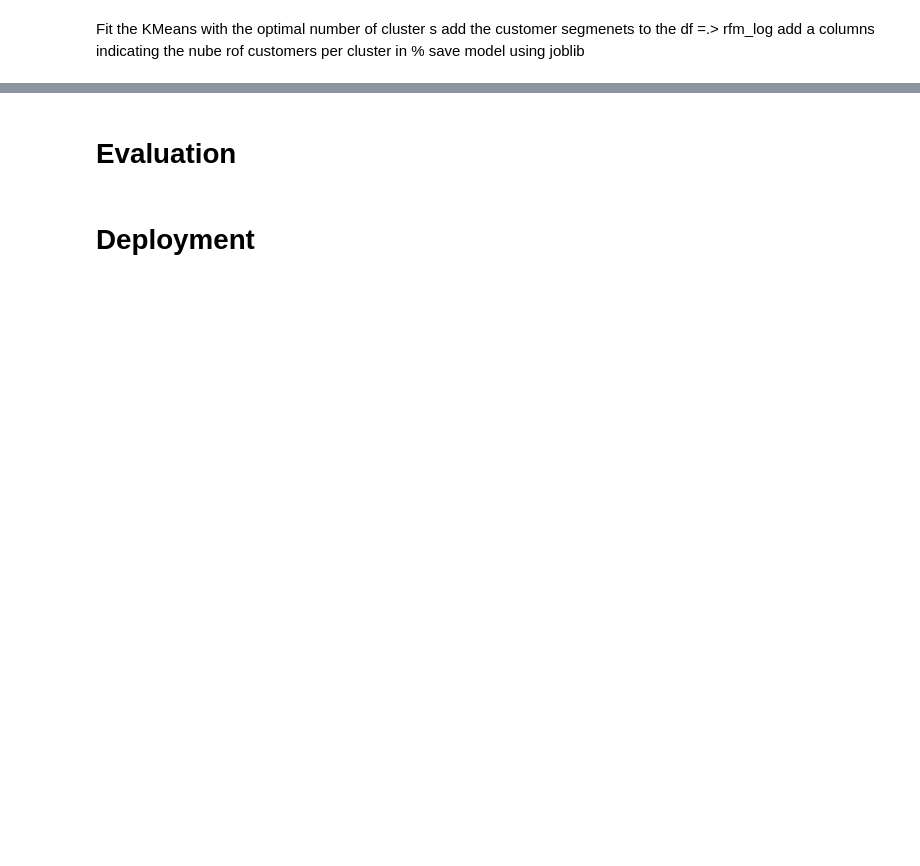
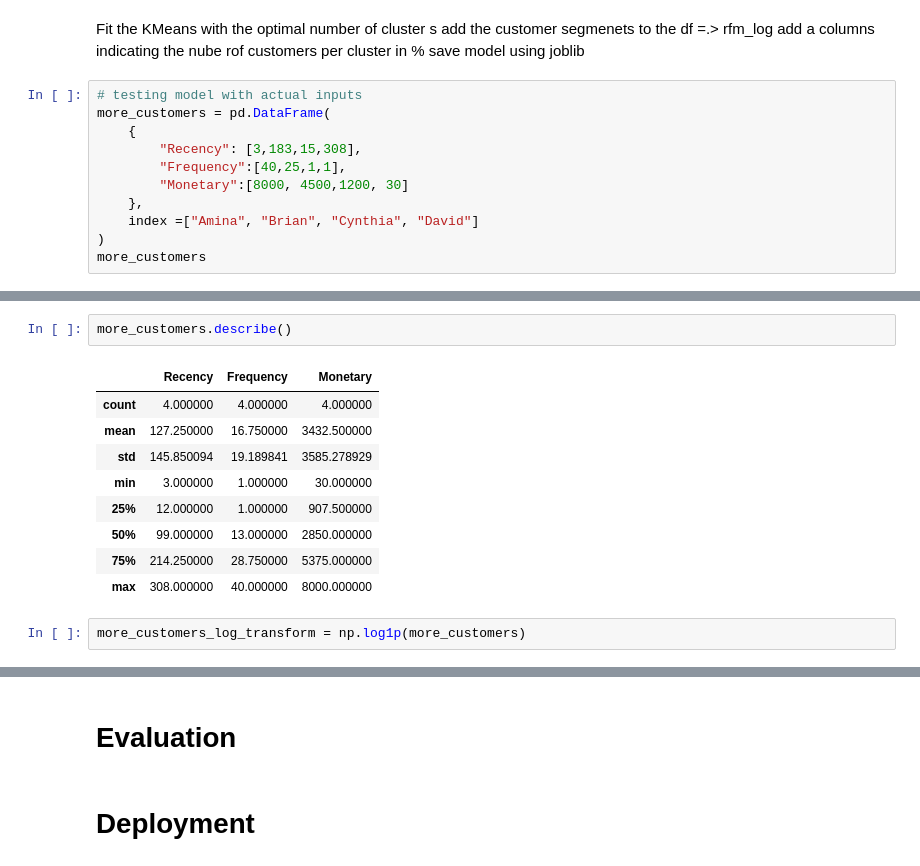
Before and after one commit to JosephRidge/ML-Recap, a Jupyter notebook: app.ipynb, the cells around one changed output, grey strips where cells are left out. Cells and saved outputs as stored; diff of their text form; blank space fills up the shorter version.

```diff
--- a/app.ipynb
+++ b/app.ipynb
@@ -772,3 +881,14 @@ Fit the KMeans with the optimal number of cluster s
 add the customer segmenets to the df =.> rfm_log
 add a columns indicating the nube rof customers per cluster in %
 save model using joblib
+# %%
+# testing model with actual inputs
+more_customers = pd.DataFrame(
+    {
+        "Recency": [3,183,15,308],
+        "Frequency":[40,25,1,1],
+        "Monetary":[8000, 4500,1200, 30]
+    },
+    index =["Amina", "Brian", "Cynthia", "David"]
+)
+more_customers
@@ -774,0 +901,14 @@ save model using joblib
+# %%
+more_customers.describe()
+# %% [output]
+|  | Recency | Frequency | Monetary |
+| count | 4.000000 | 4.000000 | 4.000000 |
+| mean | 127.250000 | 16.750000 | 3432.500000 |
+| std | 145.850094 | 19.189841 | 3585.278929 |
+| min | 3.000000 | 1.000000 | 30.000000 |
+| 25% | 12.000000 | 1.000000 | 907.500000 |
+| 50% | 99.000000 | 13.000000 | 2850.000000 |
+| 75% | 214.250000 | 28.750000 | 5375.000000 |
+| max | 308.000000 | 40.000000 | 8000.000000 |
+# %%
+more_customers_log_transform = np.log1p(more_customers)
```
Also changed, not shown: parts of 13 cells of this notebook.
